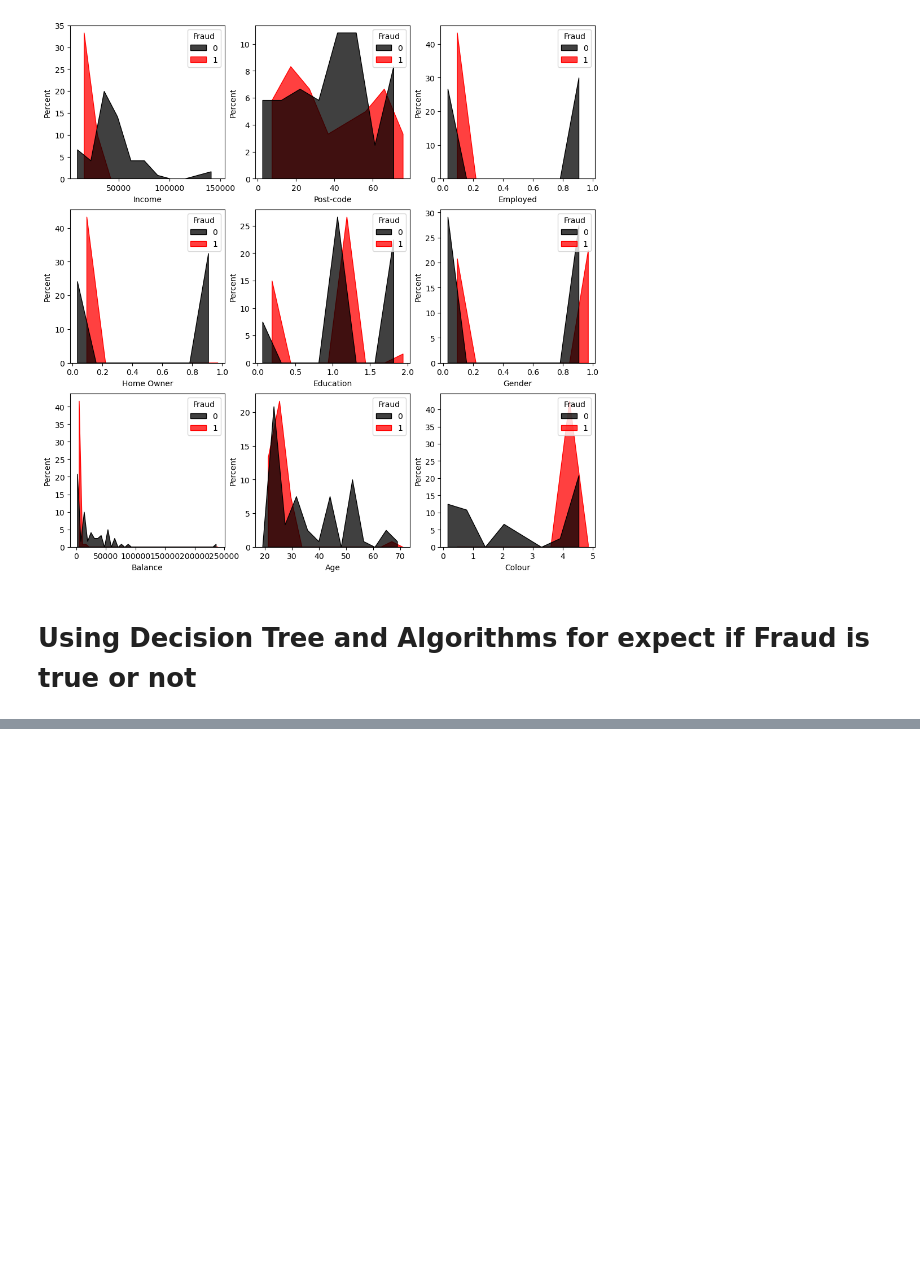
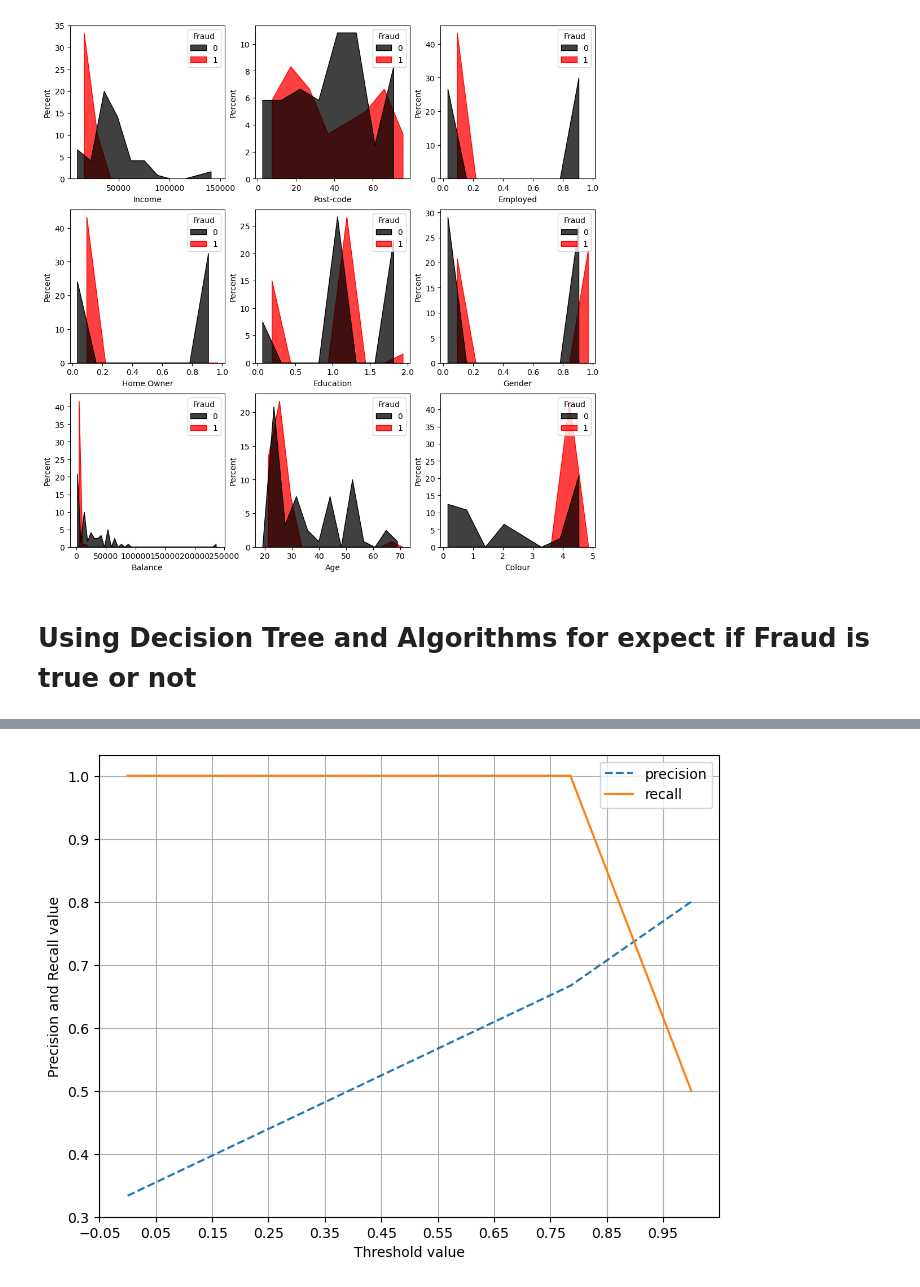
Before and after one commit to legacy-shu/Anaconda-Python-3-, a Jupyter notebook: python/assignment/Assignment_Wooram_Jung.ipynb, the cells around one changed output, grey strips where cells are left out. Drawn from its saved outputs; the diff is of its cells as text; code cells hidden in the pictures; blank space fills up the shorter version.

```diff
--- a/python/assignment/Assignment_Wooram_Jung.ipynb
+++ b/python/assignment/Assignment_Wooram_Jung.ipynb
@@ -260,0 +276,27 @@ def show_cf_metrix(cf_mtrix):
+# %%
+from sklearn.metrics import precision_recall_curve
+
+
+def trade_off_by_threshold(y_test , pred_proba_true):
+    # Compute precision-recall pairs for different probability thresholds.
+    precisions, recalls, thresholds = precision_recall_curve( y_test, pred_proba_true)
+
+    # X axis=threshold, Y axis = Precisions, Recols
+    plt.figure(figsize=(8,6))
+    threshold_boundary = thresholds.shape[0]
+    plt.plot(thresholds, precisions[0:threshold_boundary], linestyle='--', label='precision')
+    plt.plot(thresholds, recalls[0:threshold_boundary],label='recall')
+
+    # threshold Scale 0.1
+    start, end = plt.xlim()
+    plt.xticks(np.round(np.arange(start, end, 0.1),2))
+
+    plt.xlabel('Threshold value');
+    plt.ylabel('Precision and Recall value')
+    plt.legend();
+    plt.grid()
+    plt.show()
+
+trade_off_by_threshold( y_test, decision_tree.predict_proba(X_test)[:, 1] )
+# %% [output]
+[figure, added]
```
Also changed, not shown: parts of 9 cells of this notebook, 1 other file.
